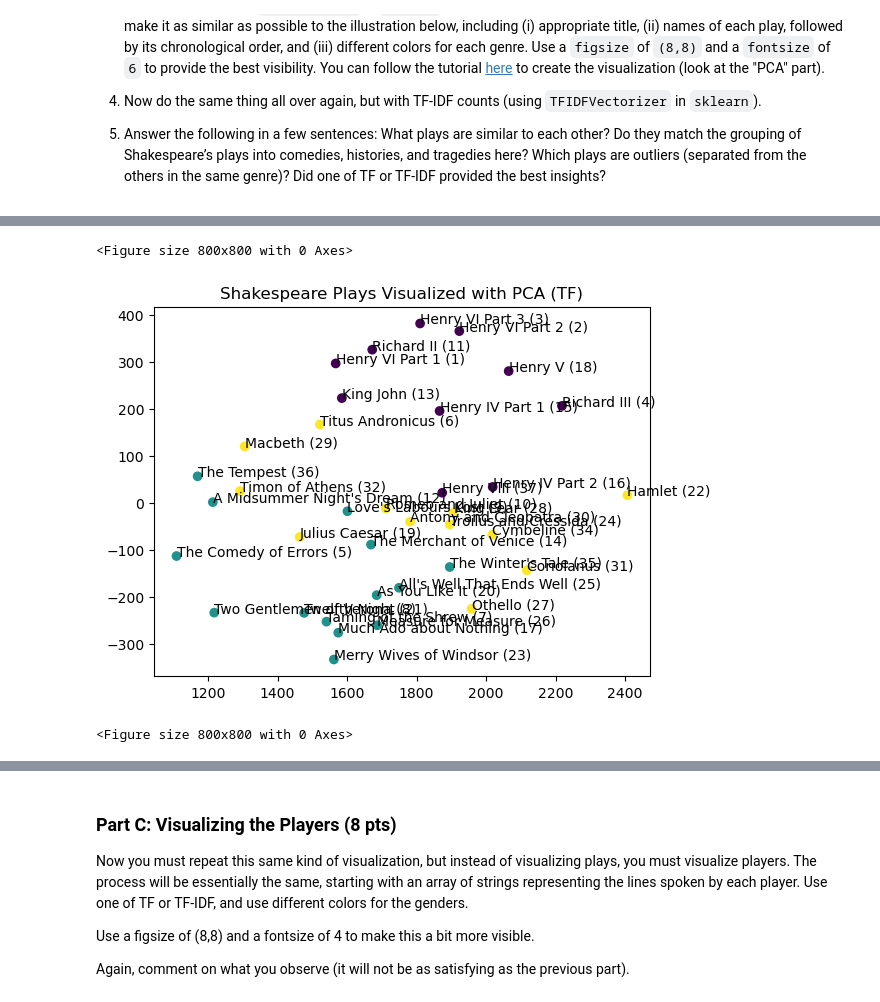
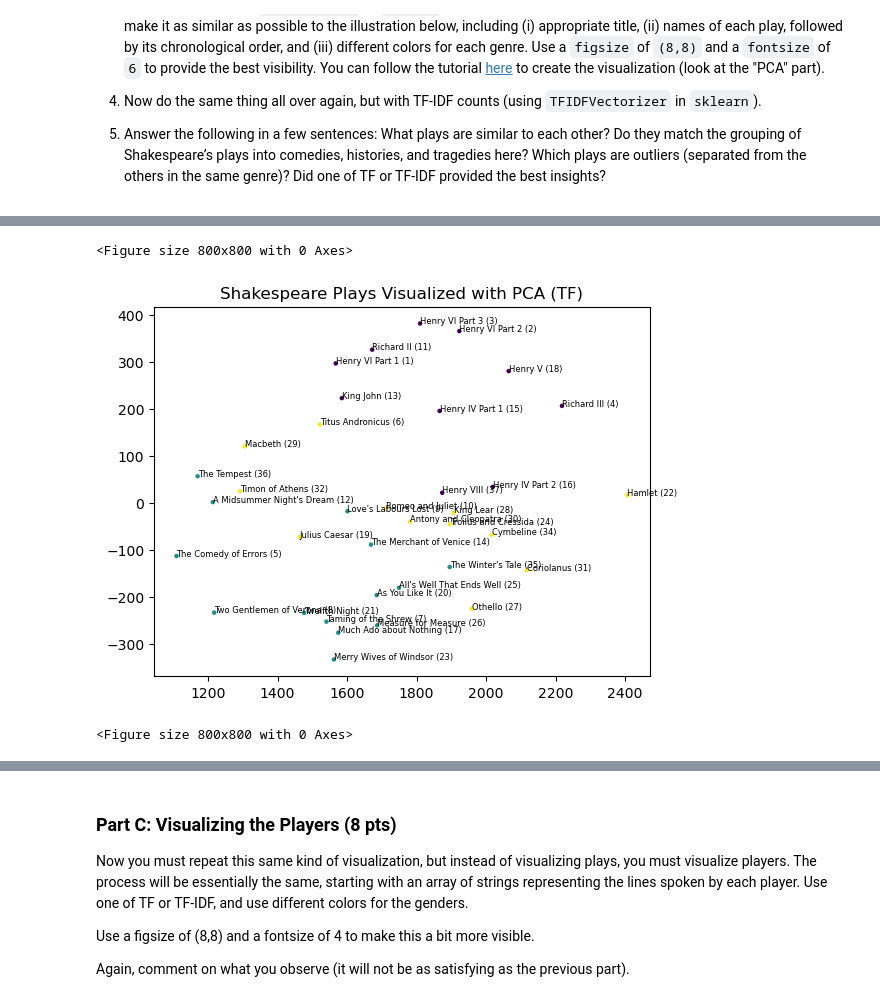
Before and after one commit to Aseeef/NLP-Classification-HW4, a Jupyter notebook: HW04.ipynb, the cells around one changed output, grey strips where cells are left out. Cells and saved outputs as stored; diff of their text form; code cells hidden in the pictures.

```diff
--- a/HW04.ipynb
+++ b/HW04.ipynb
@@ -125,13 +125,24 @@ the line spoken:
 # %% [markdown]
 **To Do:**   For each of the arrays, print out the the `shape` and the first line.
 # %%
-plays_array : np.array = pd.read_csv('https://www.cs.bu.edu/fac/snyder/cs505/shakespeare_plays.csv').to_numpy()
+# download and locally save these arrays we aren't downloading them everytime
 
-player_genders_array : np.array = pd.read_csv('https://www.cs.bu.edu/fac/snyder/cs505/player_genders.csv').to_numpy()
+if does_var_exists('plays_array'):
+    plays_array = load_var('plays_array')
+else:
+    plays_array : np.array = pd.read_csv('https://www.cs.bu.edu/fac/snyder/cs505/shakespeare_plays.csv').to_numpy()
+    dump_var('plays_array', plays_array)
 
-play_attributes_array : np.array = pd.read_csv('https://www.cs.bu.edu/fac/snyder/cs505/play_attributes.csv').to_numpy()
 
-for arr_name, arr in zip(['plays_array', 'player_genders_array', 'play_attributes_array'], [plays_array, player_genders_array, play_attributes_array]):
-    # print shape
-    print(F"Shape of {arr_name}: {arr.shape}")
-    print(arr[0])
+if does_var_exists('player_genders_array'):
+    player_genders_array = load_var('player_genders_array')
+else:
+    player_genders_array : np.array = pd.read_csv('https://www.cs.bu.edu/fac/snyder/cs505/player_genders.csv').to_numpy()
+    dump_var('player_genders_array', player_genders_array)
+
+
+if does_var_exists('play_attributes_array'):
+    play_attributes_array = load_var('play_attributes_array')
+else:
+    play_attributes_array : np.array = pd.read_csv('https://www.cs.bu.edu/fac/snyder/cs505/play_attributes.csv').to_numpy()
+    dump_var('play_attributes_array', play_attributes_array)
@@ -213,13 +227,13 @@ for genre in play_genres:
 # %%
 plt.title("Shakespeare Plays Visualized with PCA (TF)")
 X, Y = (truncated_matrix[:,0], truncated_matrix[:,1])
-plt.scatter(X, Y, c=play_genre_as_numbers)
+plt.scatter(X, Y, c=play_genre_as_numbers, s=5)
 for play,i in zip(play_lines_dict.keys(), range(len(play_lines_dict.keys()))):
-    plt.annotate(F"{play} ({play_chronological[i]})", xy=(X[i], Y[i]))
+    plt.annotate(F"{play} ({play_chronological[i]})", xy=(X[i], Y[i]), fontsize=6)
 plt.figure(figsize=(8, 8))
 # %% [output]
 <Figure size 800x800 with 0 Axes>
-[figure, old version]
+[figure, new version]
 <Figure size 800x800 with 0 Axes>
 # %%
 # Check if word_use_matrix exists in the store
```
Also changed, not shown: parts of 45 cells of this notebook, 1 other file.
